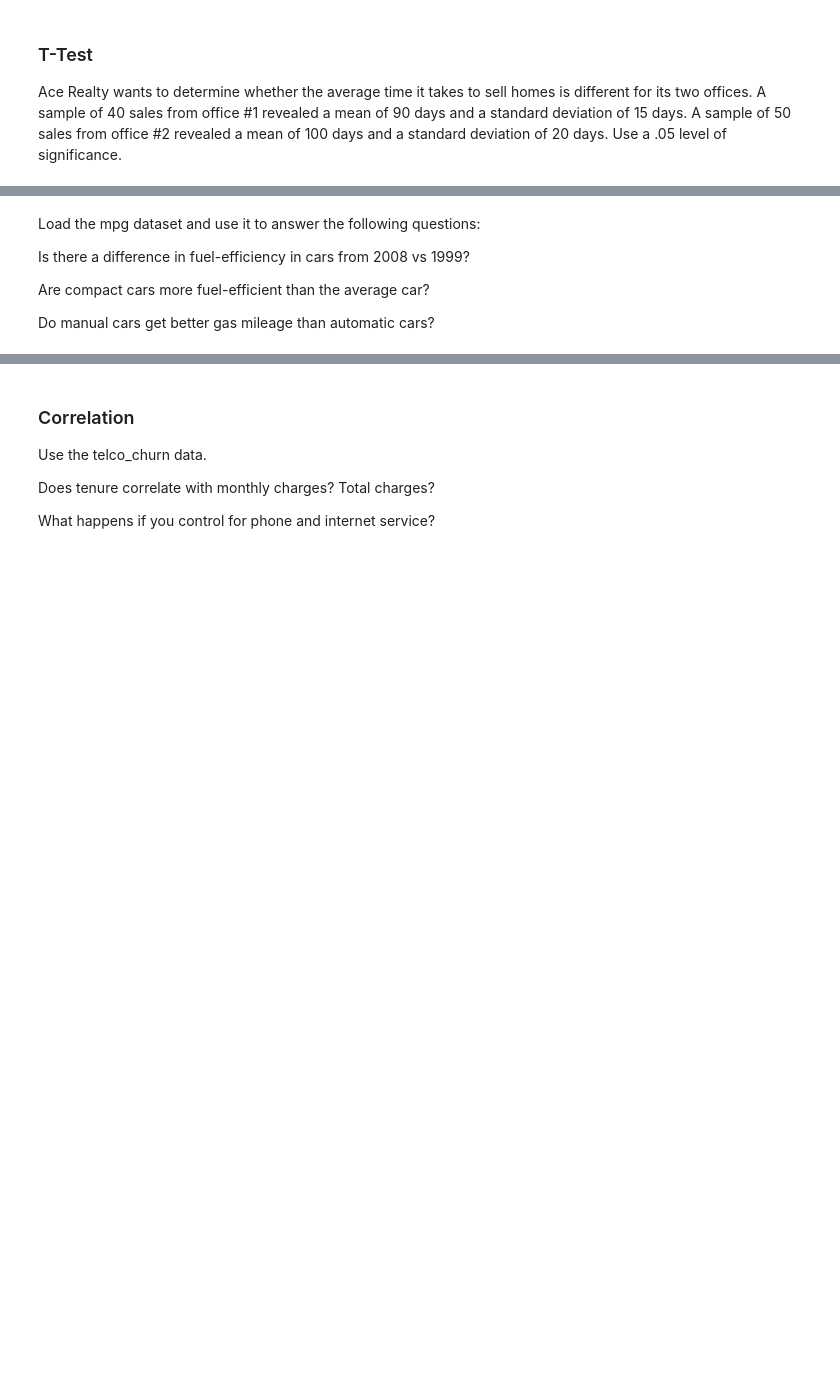
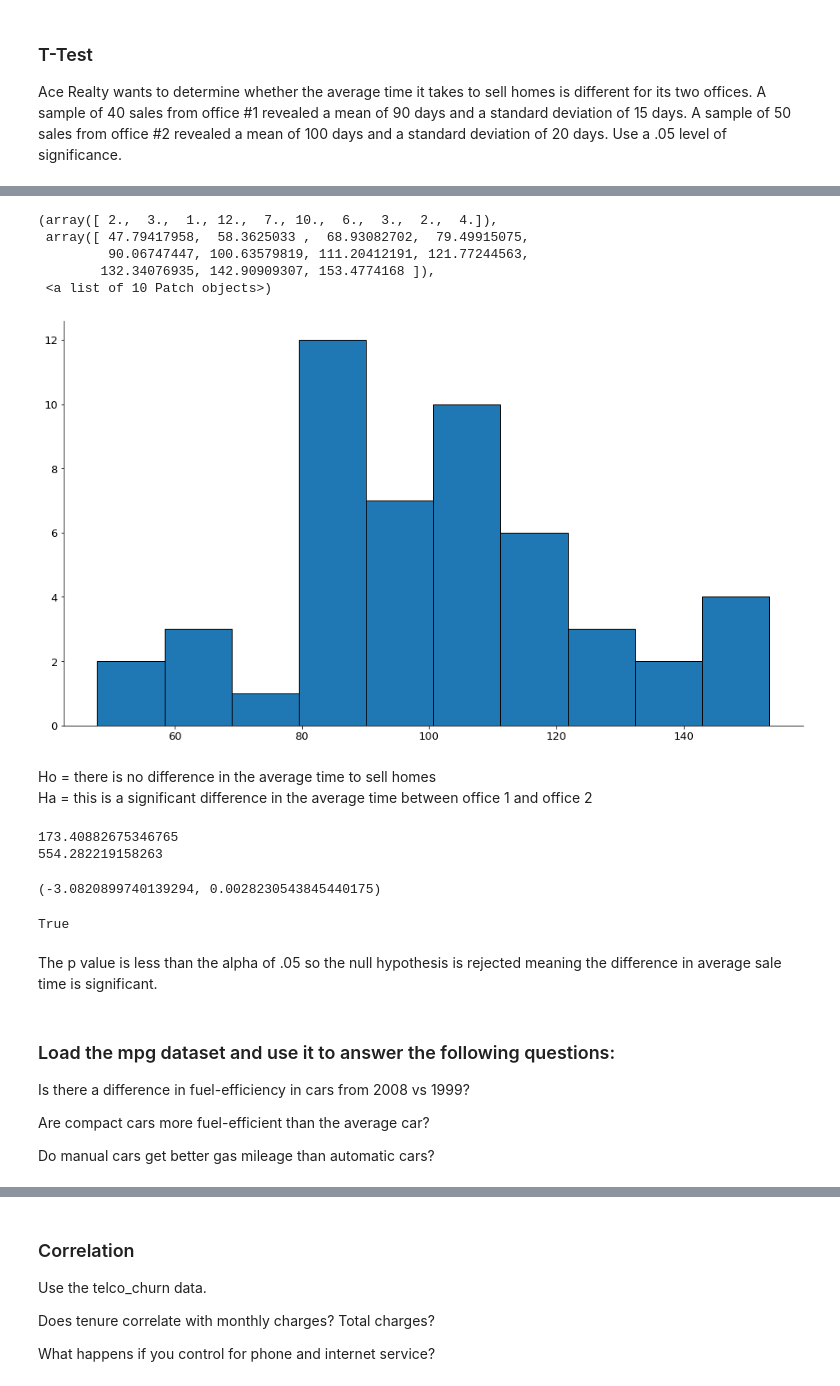
Before and after one commit to RyvynYoung/statistics-exercises, a Jupyter notebook: hypothesis_testing.ipynb, the cells around one changed output, grey strips where cells are left out. Saved outputs shown, nothing was run; the diff lists cells and outputs as text; code cells hidden in the pictures; blank space fills up the shorter version.

```diff
--- a/hypothesis_testing.ipynb
+++ b/hypothesis_testing.ipynb
@@ -237,0 +252,12 @@ Ace Realty wants to determine whether the average time it takes to sell homes is
+# %%
+plt.hist(office2)
+# %% [output]
+(array([ 2.,  3.,  1., 12.,  7., 10.,  6.,  3.,  2.,  4.]),
+ array([ 47.79417958,  58.3625033 ,  68.93082702,  79.49915075,
+         90.06747447, 100.63579819, 111.20412191, 121.77244563,
+        132.34076935, 142.90909307, 153.4774168 ]),
+ <a list of 10 Patch objects>)
+[figure, added]
+# %% [markdown]
+Ho = there is no difference in the average time to sell homes
+Ha = this is a significant difference in the average time between office 1 and office 2
@@ -238,5 +267,24 @@ Ace Realty wants to determine whether the average time it takes to sell homes is
+# %%
+print(office1.var())
+
+print(office2.var())
+# %% [output]
+173.40882675346765
+554.282219158263
+# %%
+t, p = stats.ttest_ind(office1, office2, equal_var=False)
+
+t, p
+# %% [output]
+(-3.0820899740139294, 0.0028230543845440175)
+# %%
+p<alpha
+# %% [output]
+True
+# %% [markdown]
+The p value is less than the alpha of .05 so the null hypothesis is rejected meaning the difference in average sale time is significant.
 # %% [markdown]
-Load the mpg dataset and use it to answer the following questions:
+### Load the mpg dataset and use it to answer the following questions:
 
 Is there a difference in fuel-efficiency in cars from 2008 vs 1999?
 
```
Also changed, not shown: parts of 22 cells of this notebook.
